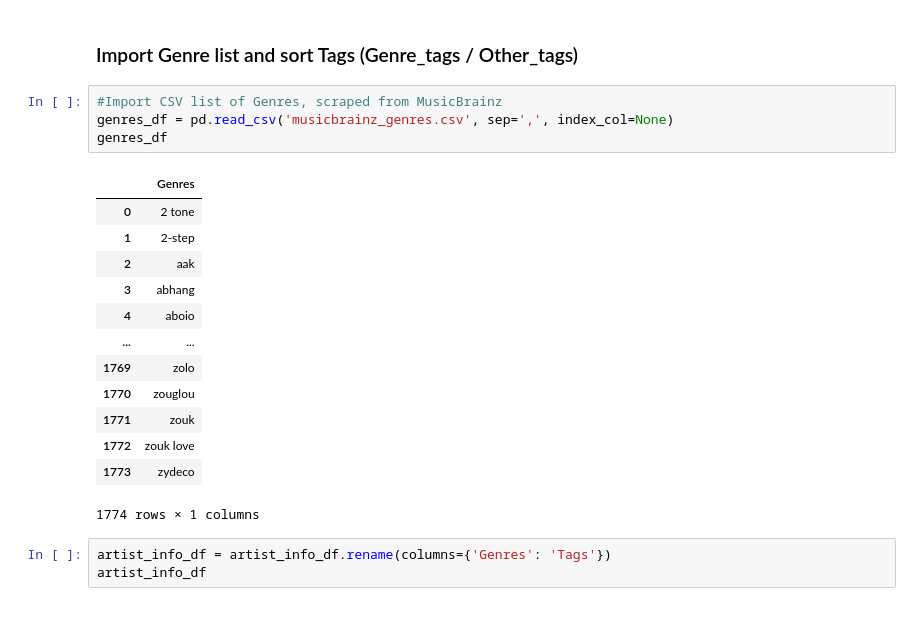
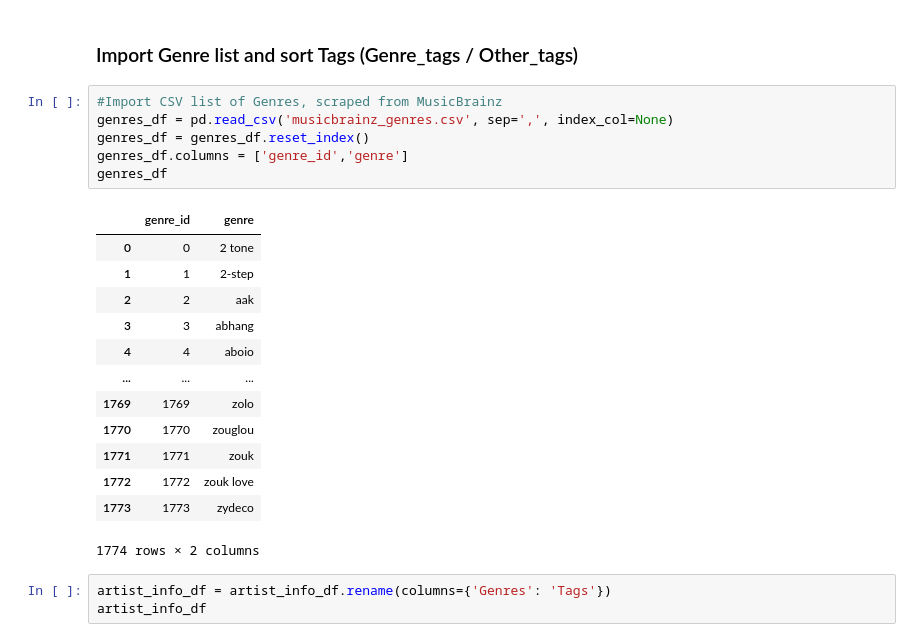
Before and after one commit to matthieubaillard/gender-diversity-in-music-charts, a Jupyter notebook: projet.ipynb, the cells around one changed output. Drawn from its saved outputs; the diff is of its cells as text.

```diff
--- a/projet.ipynb
+++ b/projet.ipynb
@@ -1342,21 +1523,23 @@ artist_info_df.shape
 # %%
 #Import CSV list of Genres, scraped from MusicBrainz
 genres_df = pd.read_csv('musicbrainz_genres.csv', sep=',', index_col=None)
+genres_df = genres_df.reset_index()
+genres_df.columns = ['genre_id','genre']
 genres_df
 # %% [output]
-|  | Genres |
-| 0 | 2 tone |
-| 1 | 2-step |
-| 2 | aak |
-| 3 | abhang |
-| 4 | aboio |
-| ... | ... |
-| 1769 | zolo |
-| 1770 | zouglou |
-| 1771 | zouk |
-| 1772 | zouk love |
-| 1773 | zydeco |
+|  | genre_id | genre |
+| 0 | 0 | 2 tone |
+| 1 | 1 | 2-step |
+| 2 | 2 | aak |
+| 3 | 3 | abhang |
+| 4 | 4 | aboio |
+| ... | ... | ... |
+| 1769 | 1769 | zolo |
+| 1770 | 1770 | zouglou |
+| 1771 | 1771 | zouk |
+| 1772 | 1772 | zouk love |
+| 1773 | 1773 | zydeco |
-1774 rows × 1 columns
+1774 rows × 2 columns
 # %%
 artist_info_df = artist_info_df.rename(columns={'Genres': 'Tags'})
 artist_info_df
```
Also changed, not shown: parts of 70 cells of this notebook.
